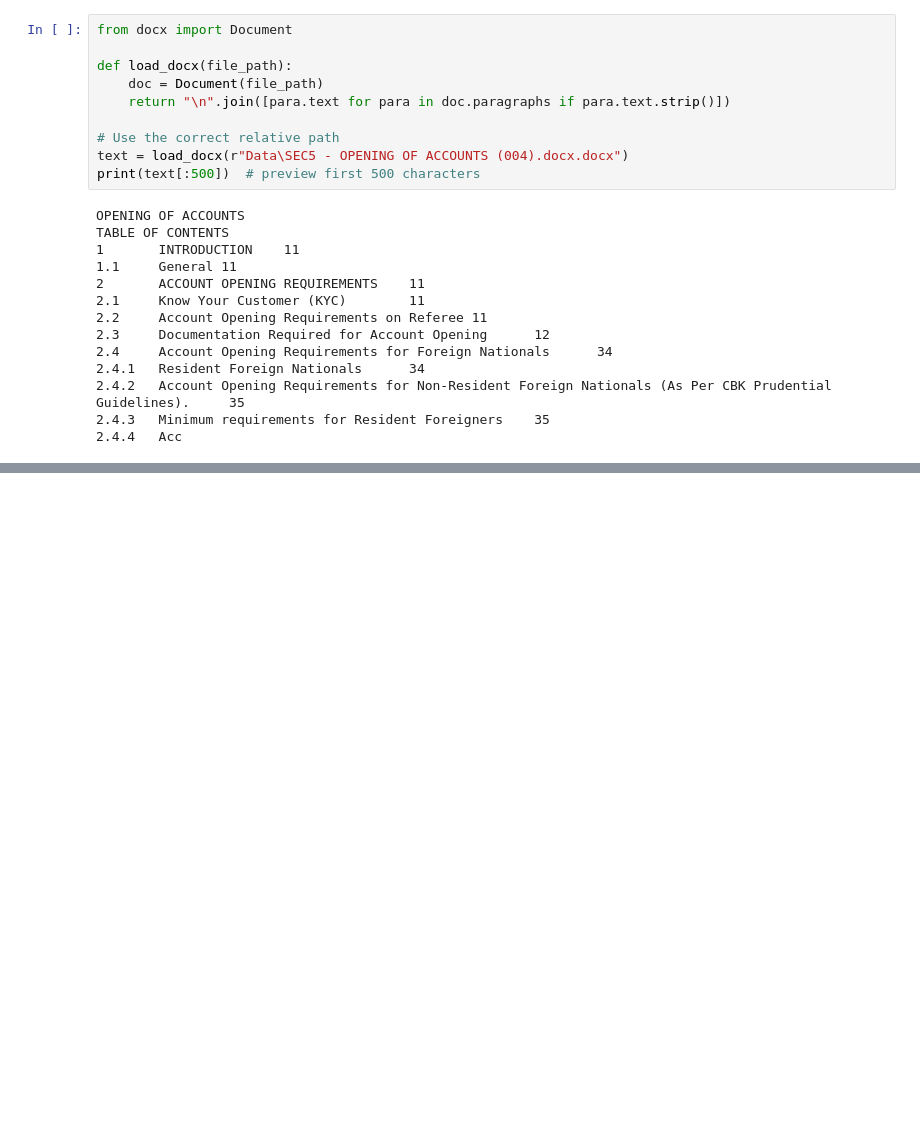
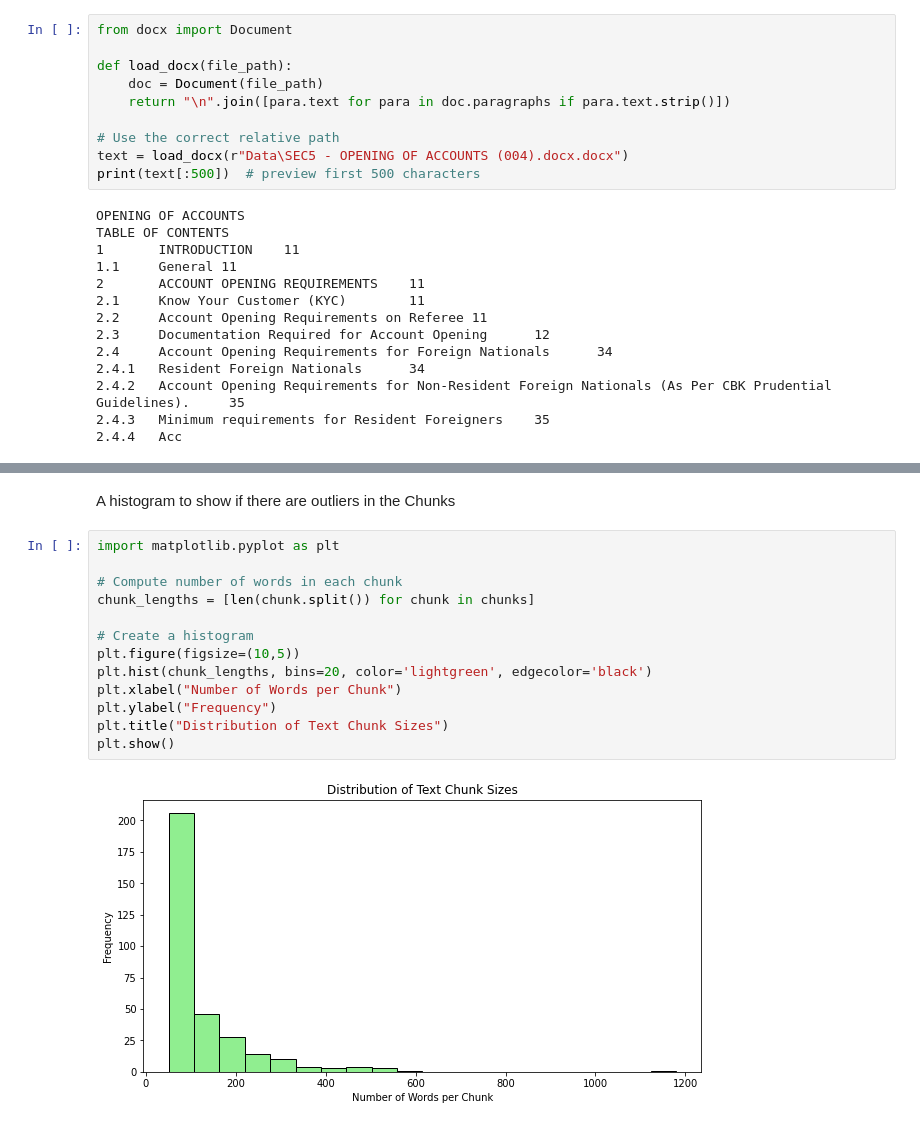
Before and after one commit to jodida01/Group_5_Capstone_Project, a Jupyter notebook: index.ipynb, the cells around one changed output, grey strips where cells are left out. Drawn from its saved outputs; the diff is of its cells as text; blank space fills up the shorter version.

```diff
--- a/index.ipynb
+++ b/index.ipynb
@@ -98,0 +344,17 @@ TABLE OF CONTENTS
+# %% [markdown]
+A histogram to show if there are outliers in the Chunks
+# %%
+import matplotlib.pyplot as plt
+
+# Compute number of words in each chunk
+chunk_lengths = [len(chunk.split()) for chunk in chunks]
+
+# Create a histogram
+plt.figure(figsize=(10,5))
+plt.hist(chunk_lengths, bins=20, color='lightgreen', edgecolor='black')
+plt.xlabel("Number of Words per Chunk")
+plt.ylabel("Frequency")
+plt.title("Distribution of Text Chunk Sizes")
+plt.show()
+# %% [output]
+[figure, added]
```
Also changed, not shown: parts of 9 cells of this notebook.
